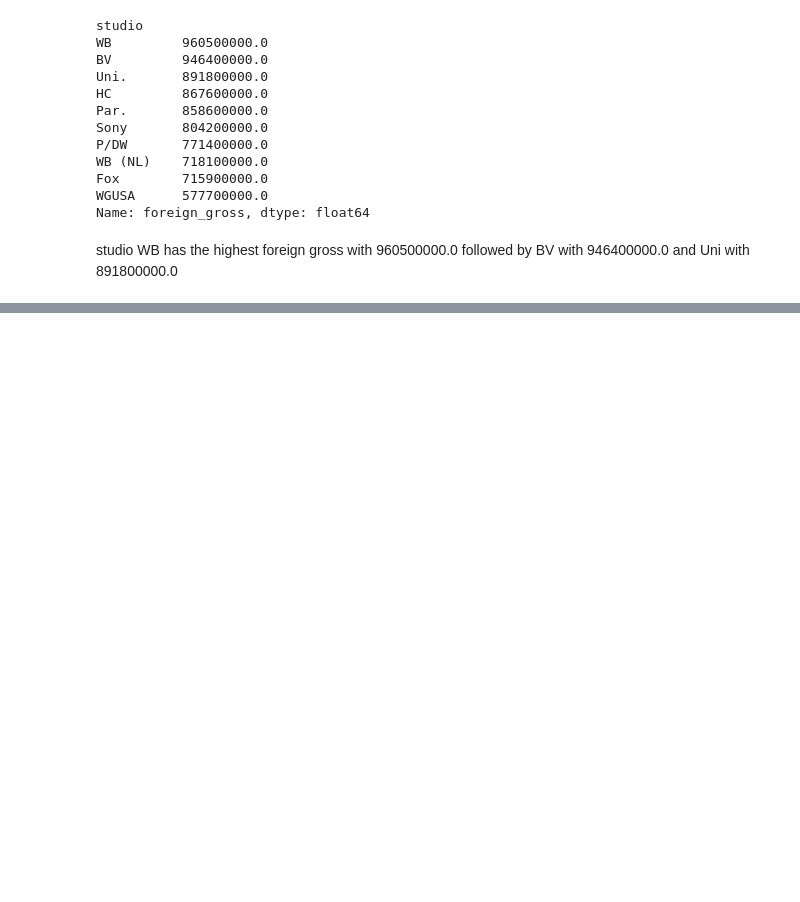
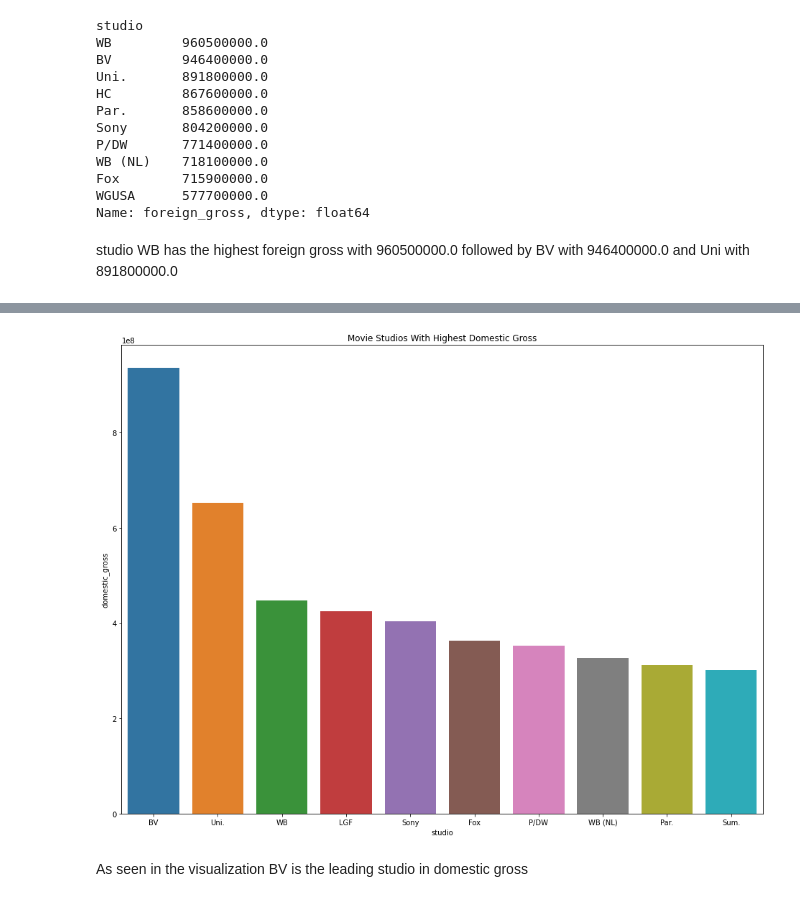
Before and after one commit to kamaupaul/Phase1_project, a Jupyter notebook: student.ipynb, the cells around one changed output, grey strips where cells are left out. Cells and saved outputs as stored; diff of their text form; code cells hidden in the pictures; blank space fills up the shorter version.

Commit message:
Added visualization
Added non technical presentation

```diff
--- a/student.ipynb
+++ b/student.ipynb
@@ -766,0 +791,5 @@ Name: numvotes, dtype: int64
+# %%
+#creating a dataFrame
+studio_highest_gross = studio_highest_gross.rename_axis('studio')
+studio_highest_gross=studio_highest_gross.reset_index(name='domestic_gross')
+studio_highest_gross
@@ -766,0 +808,10 @@ Name: numvotes, dtype: int64
+# %%
+# plotting
+plt.figure(figsize=(16,12))
+barplot = sns.barplot(x='studio',y='domestic_gross', data=studio_highest_gross)
+barplot.set(title='Movie Studios With Highest Domestic Gross')
+plt.show()
+# %% [output]
+[figure, added]
+# %% [markdown]
+As seen in the visualization BV is the leading studio in domestic gross
```
Also changed, not shown: parts of 73 cells of this notebook.
